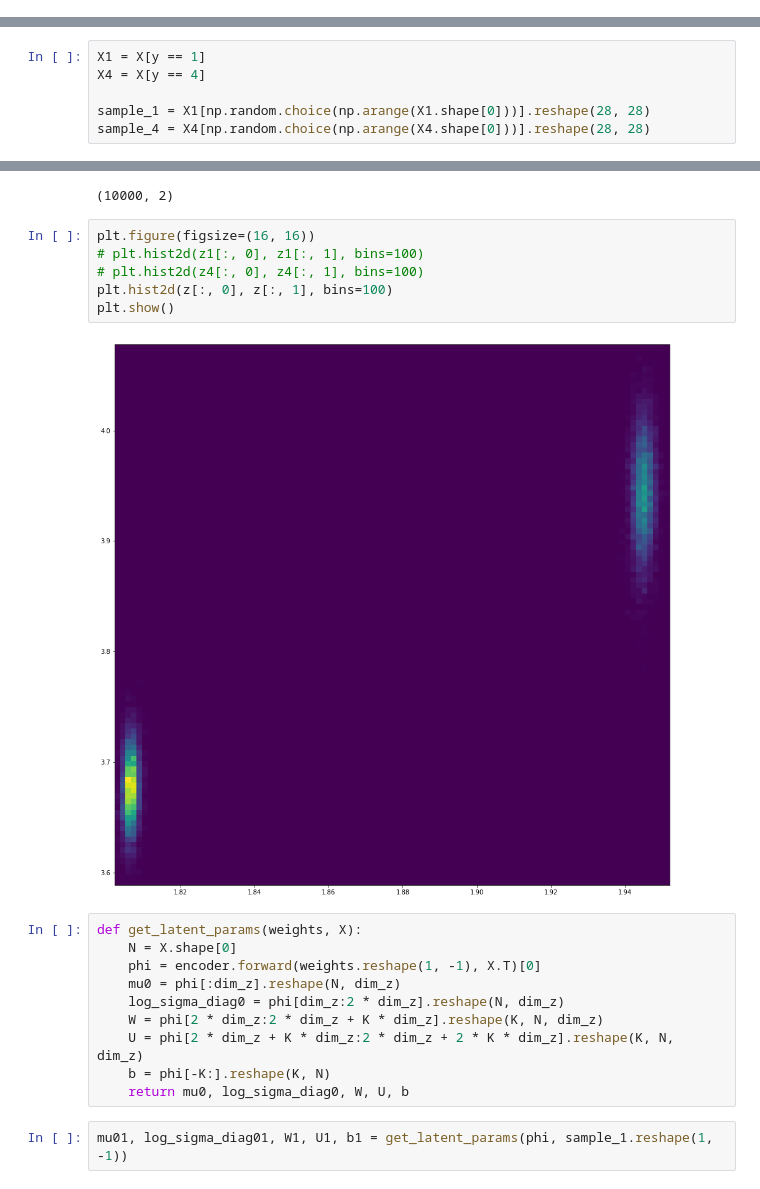
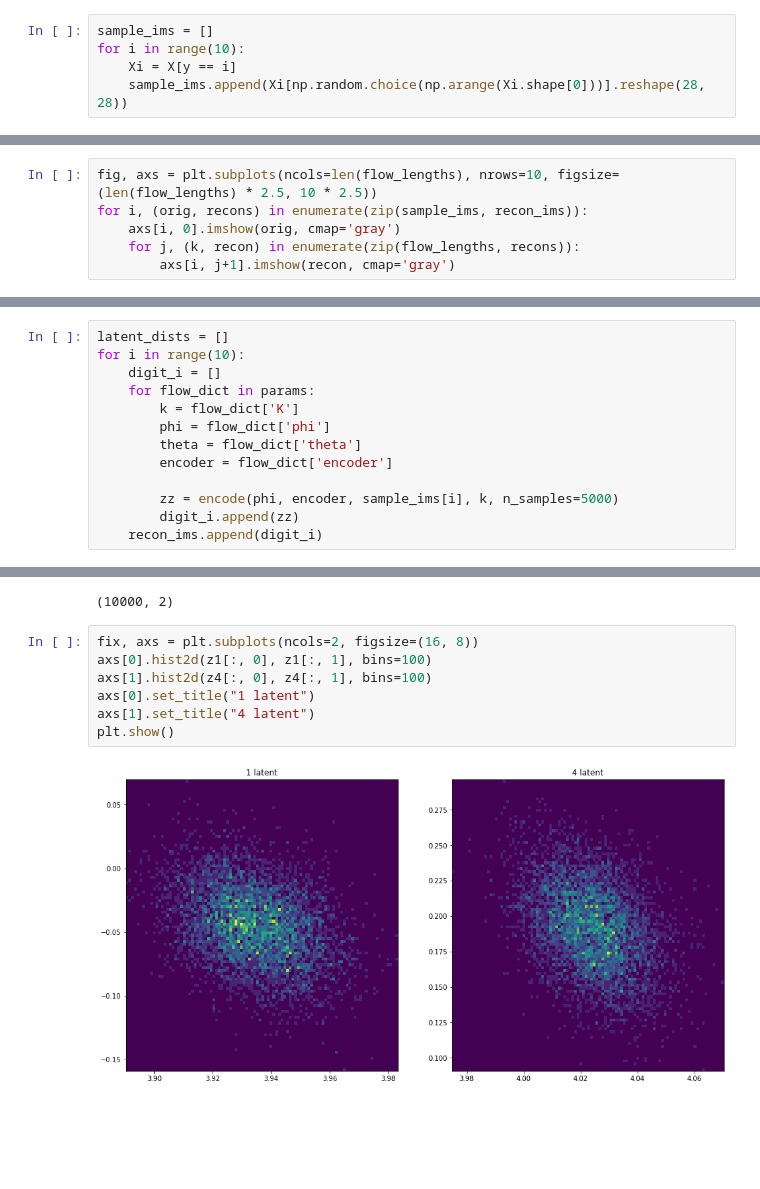
Before and after one commit to suton5/vi-normflows, a Jupyter notebook: notebooks/2_basic_optimization/2_mnist.ipynb, the cells around one changed output, grey strips where cells are left out. Cells and saved outputs as stored; diff of their text form; blank space fills up the shorter version.

Commit message:
Preparing plots

```diff
--- a/notebooks/2_basic_optimization/2_mnist.ipynb
+++ b/notebooks/2_basic_optimization/2_mnist.ipynb
@@ -70,0 +84,5 @@ plt.imshow(im_recon)
+# %%
+sample_ims = []
+for i in range(10):
+    Xi = X[y == i]
+    sample_ims.append(Xi[np.random.choice(np.arange(Xi.shape[0]))].reshape(28, 28))
@@ -70,0 +116,6 @@ plt.imshow(im_recon)
+# %%
+fig, axs = plt.subplots(ncols=len(flow_lengths), nrows=10, figsize=(len(flow_lengths) * 2.5, 10 * 2.5))
+for i, (orig, recons) in enumerate(zip(sample_ims, recon_ims)):
+    axs[i, 0].imshow(orig, cmap='gray')
+    for j, (k, recon) in enumerate(zip(flow_lengths, recons)):
+        axs[i, j+1].imshow(recon, cmap='gray')
@@ -70,0 +124,13 @@ plt.imshow(im_recon)
+# %%
+latent_dists = []
+for i in range(10):
+    digit_i = []
+    for flow_dict in params:
+        k = flow_dict['K']
+        phi = flow_dict['phi']
+        theta = flow_dict['theta']
+        encoder = flow_dict['encoder']
+
+        zz = encode(phi, encoder, sample_ims[i], k, n_samples=5000)
+        digit_i.append(zz)
+    recon_ims.append(digit_i)
@@ -102,6 +158,0 @@ X, y = load_data()
-# %%
-X1 = X[y == 1]
-X4 = X[y == 4]
-
-sample_1 = X1[np.random.choice(np.arange(X1.shape[0]))].reshape(28, 28)
-sample_4 = X4[np.random.choice(np.arange(X4.shape[0]))].reshape(28, 28)
@@ -134,22 +204,11 @@ z.shape
 # %% [output]
 (10000, 2)
 # %%
-plt.figure(figsize=(16, 16))
-# plt.hist2d(z1[:, 0], z1[:, 1], bins=100)
-# plt.hist2d(z4[:, 0], z4[:, 1], bins=100)
-plt.hist2d(z[:, 0], z[:, 1], bins=100)
+fix, axs = plt.subplots(ncols=2, figsize=(16, 8))
+axs[0].hist2d(z1[:, 0], z1[:, 1], bins=100)
+axs[1].hist2d(z4[:, 0], z4[:, 1], bins=100)
+axs[0].set_title("1 latent")
+axs[1].set_title("4 latent")
 plt.show()
 # %% [output]
-[figure, old version]
+[figure, new version]
-# %%
-def get_latent_params(weights, X):
-    N = X.shape[0]
-    phi = encoder.forward(weights.reshape(1, -1), X.T)[0]
-    mu0 = phi[:dim_z].reshape(N, dim_z)
-    log_sigma_diag0 = phi[dim_z:2 * dim_z].reshape(N, dim_z)
-    W = phi[2 * dim_z:2 * dim_z + K * dim_z].reshape(K, N, dim_z)
-    U = phi[2 * dim_z + K * dim_z:2 * dim_z + 2 * K * dim_z].reshape(K, N, dim_z)
-    b = phi[-K:].reshape(K, N)
-    return mu0, log_sigma_diag0, W, U, b
-# %%
-mu01, log_sigma_diag01, W1, U1, b1 = get_latent_params(phi, sample_1.reshape(1, -1))
```
Also changed, not shown: parts of 28 cells of this notebook, 4 other files.
